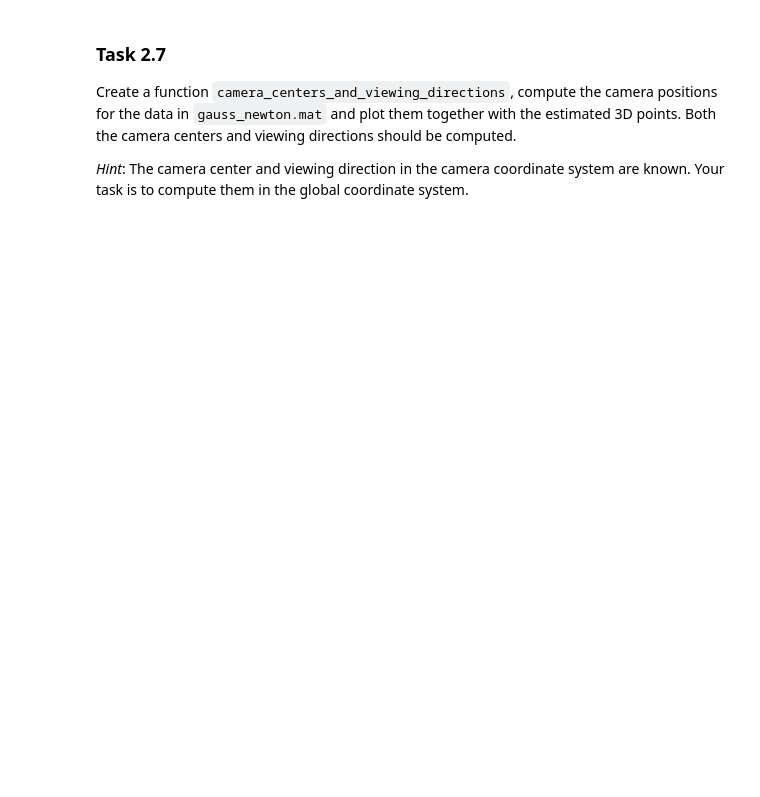
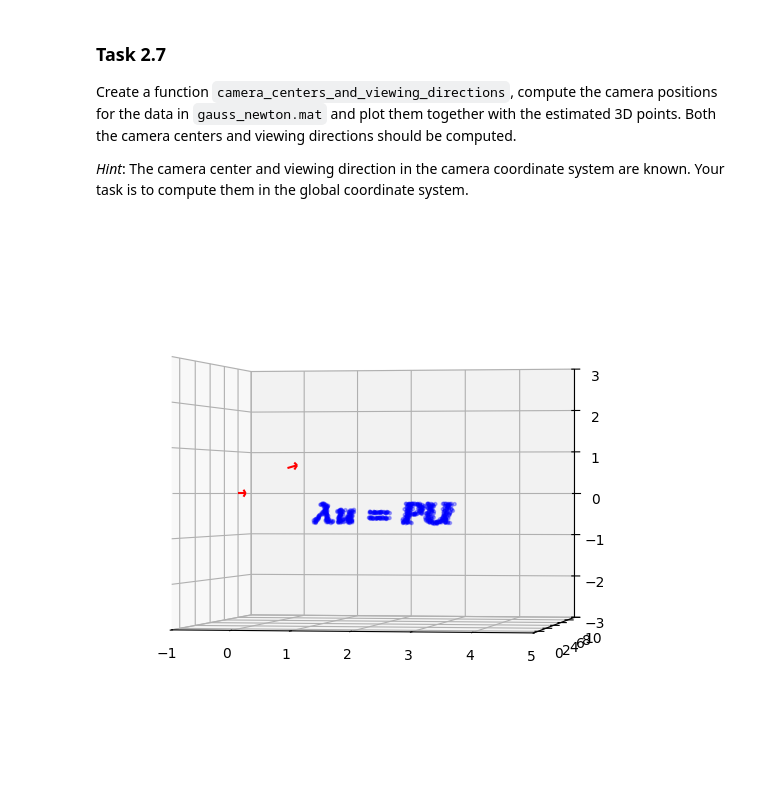
Before and after one commit to 0-Gixty-0/SSY098-Image-Analysis, a Jupyter notebook: lab3/lab_3_students.ipynb, the cells around one changed output. Cells and saved outputs as stored; diff of their text form; code cells hidden in the pictures; blank space fills up the shorter version.

```diff
--- a/lab3/lab_3_students.ipynb
+++ b/lab3/lab_3_students.ipynb
@@ -574,36 +768,66 @@ def camera_centers_and_viewing_directions(Ps: List[np.ndarray]) -> Tuple[np.ndar
     - centers (np.ndarray): 4xN array of camera centers, where N is the number of cameras
     - viewing_directions (np.ndarray): 3xN array of viewing directions, where N is the number of cameras
     """
-    # YOUR CODE HERE
-    raise NotImplementedError()
+    N = len(Ps)
+    Rs = np.zeros((N, 3, 3))
+    ts = np.zeros((N,3))
+
+    for i, P in enumerate(Ps):
+        K, R = scipy.linalg.rq(P[:, :3])
+
+        if K[0, 0] < 0:
+            K[0] = K[0] * -1
+            R[0] = R[0] * -1
+
+        if K[1, 1] < 0:
+            K[1] = K[1] * -1
+            R[1] = R[1] * -1
+
+        if K[2, 2] < 0:
+            K[2] = K[2] * -1
+            R[2] = R[2] * -1
+
+        if np.linalg.det(R) < 0:
+          R = -R
+          K = -K
+
+        Rs[i] = R
+        ts[i] = np.linalg.solve(K, P[:, 3])
+
+    Rs_T = Rs.transpose(0, 2, 1)
+    centers = -(Rs_T @ ts[:, :, None]).squeeze().T
+    viewing_directions = Rs[:, 2, :].T
+
+    return centers, viewing_directions
 # %%
 # Create 3D plot
 fig = plt.figure(figsize=(10, 7))
 ax = fig.add_subplot(111, projection='3d')
 
 # Plot refined 3D points (Uref)
 ax.scatter(Xref[0], Xref[1], Xref[2], c='blue', marker='.', alpha=0.3)
 
 # Compute camera positions
 centers, viewing_directions = camera_centers_and_viewing_directions(Ps)
-print(centers.shape, viewing_directions.shape)
 
  # Plot camera centers and viewing directions
 ax.quiver(centers[0, :], centers[1, :], centers[2, :],
         viewing_directions[0, :], viewing_directions[1, :], viewing_directions[2, :],
         color='r', linewidth=1.5)
 
 
 
-ax.view_init(elev=10, azim=-85) # These angles should work as is
+ax.view_init(elev=0, azim=-80, vertical_axis='z') # These angles should work as is
 
 # Set axis equal for better scaling
 equal_aspect_ratio(ax)
 
 # Set the limits of the axes for better visualization
-ax.set_xlim(-1, 4)
-ax.set_ylim(-1, 4)
-ax.set_zlim(-1, 4)
+ax.set_xlim(-1, 5)
+ax.set_ylim(-1, 10)
+ax.set_zlim(-3, 3)
 
 # Show plot
 plt.show()
+# %% [output]
+[figure, added]
```
Also changed, not shown: parts of 13 cells of this notebook.
